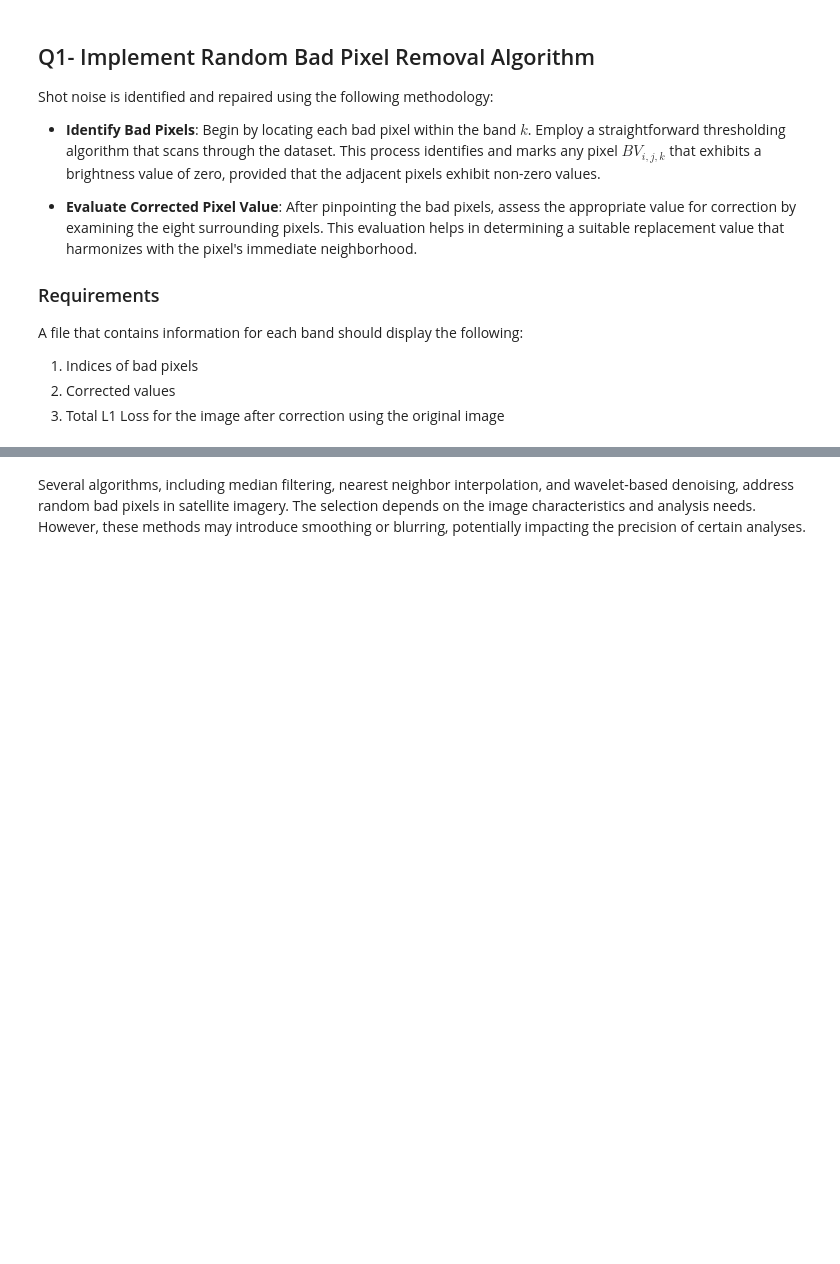
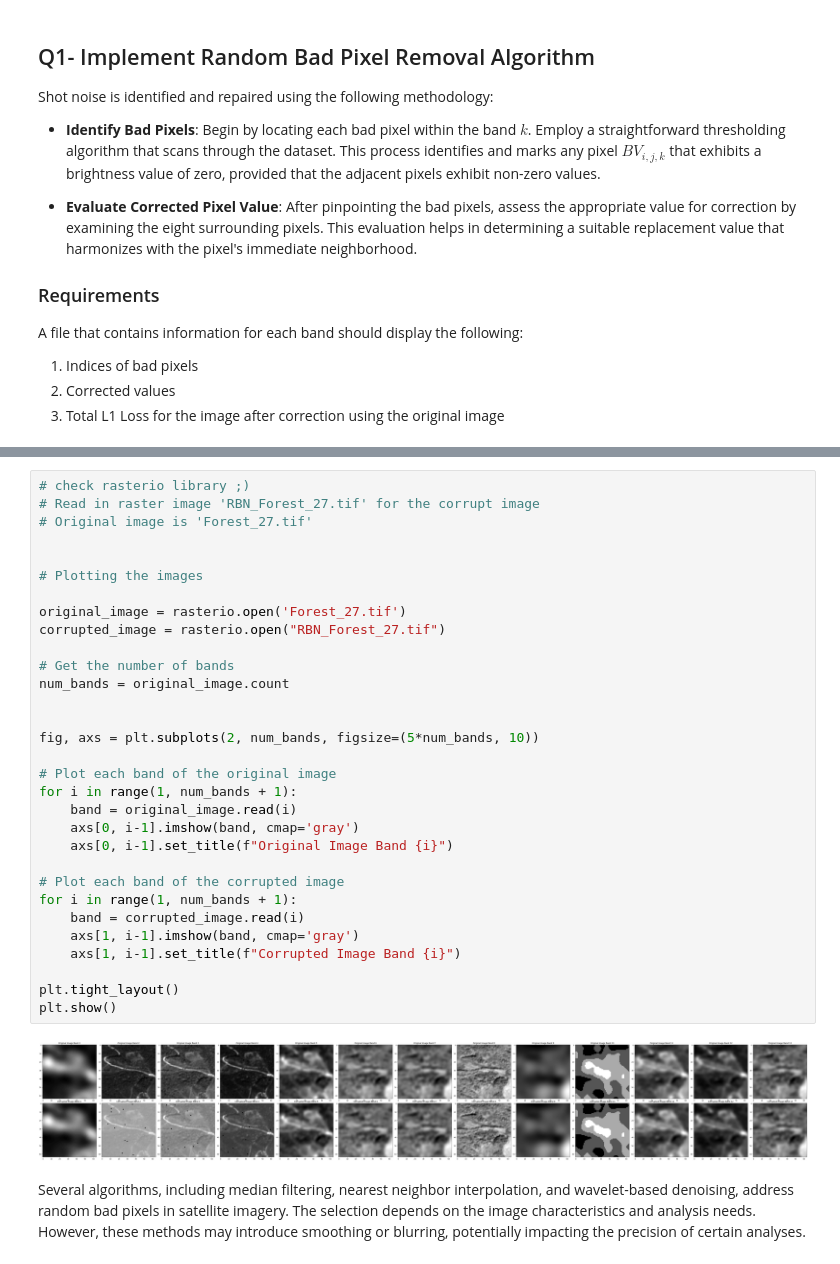
Before and after one commit to hebaashraf21/Satellite_Imagery_Labs, a Jupyter notebook: Lab1 - Image Correction/Image_Correction.ipynb, the cells around one changed output, grey strips where cells are left out. Drawn from its saved outputs; the diff is of its cells as text; blank space fills up the shorter version.

```diff
--- a/Lab1 - Image Correction/Image_Correction.ipynb
+++ b/Lab1 - Image Correction/Image_Correction.ipynb
@@ -140,3 +101,36 @@ plt.show()
+# %%
+# check rasterio library ;)
+# Read in raster image 'RBN_Forest_27.tif' for the corrupt image
+# Original image is 'Forest_27.tif'
+
+
+# Plotting the images
+
+original_image = rasterio.open('Forest_27.tif')
+corrupted_image = rasterio.open("RBN_Forest_27.tif")
+
+# Get the number of bands
+num_bands = original_image.count
+
+
+fig, axs = plt.subplots(2, num_bands, figsize=(5*num_bands, 10))
+
+# Plot each band of the original image
+for i in range(1, num_bands + 1):
+    band = original_image.read(i)
+    axs[0, i-1].imshow(band, cmap='gray')
+    axs[0, i-1].set_title(f"Original Image Band {i}")
+
+# Plot each band of the corrupted image
+for i in range(1, num_bands + 1):
+    band = corrupted_image.read(i)
+    axs[1, i-1].imshow(band, cmap='gray')
+    axs[1, i-1].set_title(f"Corrupted Image Band {i}")
+
+plt.tight_layout()
+plt.show()
+# %% [output]
+[figure, added]
 # %% [markdown]
 Several algorithms, including median filtering, nearest neighbor interpolation, and wavelet-based denoising, address random bad pixels in satellite imagery. The selection depends on the image characteristics and analysis needs. However, these methods may introduce smoothing or blurring, potentially impacting the precision of certain analyses.
 # %%
```
Also changed, not shown: parts of 6 cells of this notebook, 2 other files.
